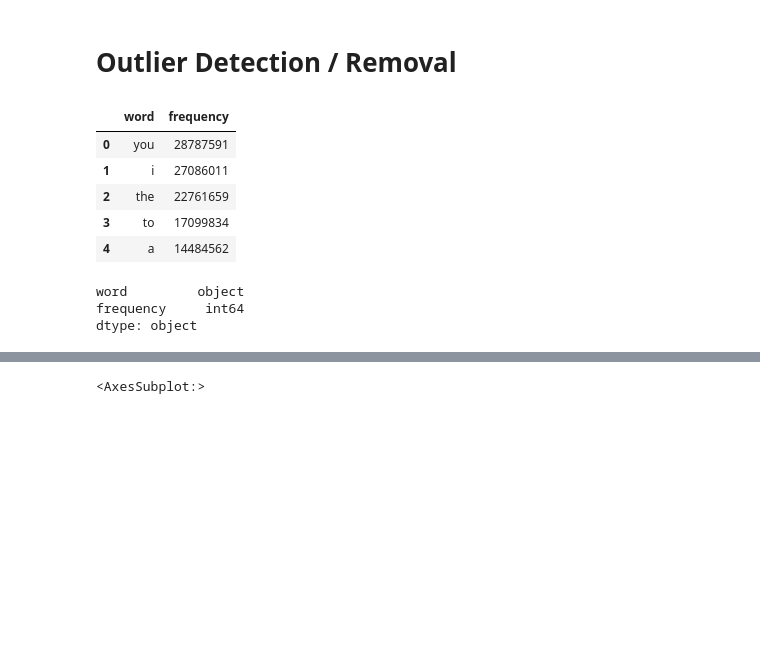
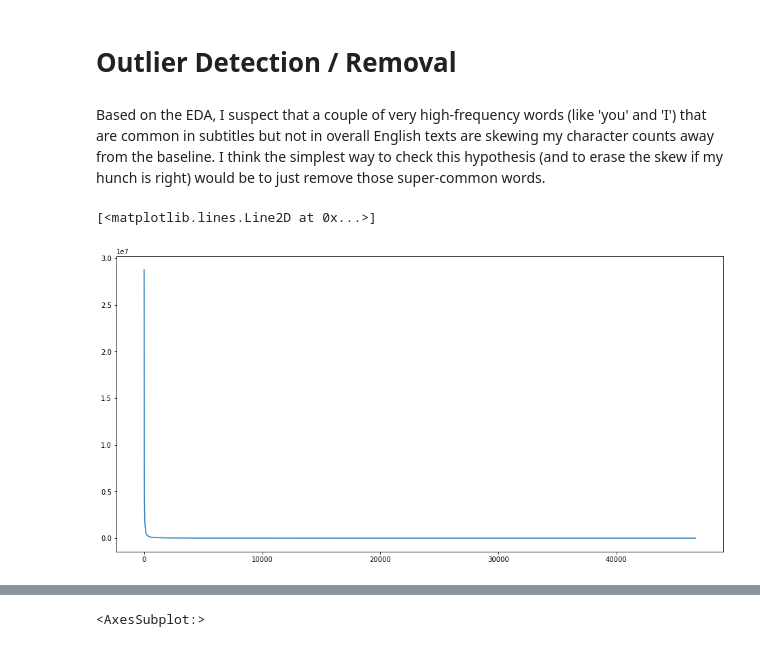
Before and after one commit to nategivens/LexGen, a Jupyter notebook: en_50k_2018-ingestion.ipynb, the cells around one changed output, grey strips where cells are left out. Cells and saved outputs as stored; diff of their text form; code cells hidden in the pictures; blank space fills up the shorter version.

```diff
--- a/en_50k_2018-ingestion.ipynb
+++ b/en_50k_2018-ingestion.ipynb
@@ -78,5 +79,5 @@ raw_words.head()
 # %% [markdown]
 ### Character Count Exploration (Raw Words)
 # %%
-char_counter = get_char_counter(raw_words['word'].tolist(), raw_words['frequency'].tolist())
+all_char_counter = get_char_counter(raw_words['word'].tolist(), raw_words['frequency'].tolist())
 # %%
@@ -90,5 +91,5 @@ print(Counter(good_char_counter).most_common())
 # %% [output]
 [('e', 317758171), ('t', 252863727), ('o', 243632065), ('a', 208469923), ('i', 192792447), ('n', 177477796), ('h', 159841703), ('s', 159386595), ('r', 143335320), ('l', 114242322), ('u', 100426995), ( ...
 # %%
-invalid_chars = [char for char in char_counter.keys() if char not in valid_chars]
+invalid_chars = [char for char in all_char_counter.keys() if char not in valid_chars]
 # %%
@@ -392,18 +381,12 @@ My only real conclusion to this fact is the observation that character frequency
 It's also possible that restricing to just the top 50k words is skewing the results. I'm thinking about starting over with the full data set, but I want to finish up what I've got so far first.
 # %% [markdown]
 # Outlier Detection / Removal
-# %%
-valid_words.head()
-# %% [output]
-|  | word | frequency |
-| 0 | you | 28787591 |
-| 1 | i | 27086011 |
-| 2 | the | 22761659 |
-| 3 | to | 17099834 |
-| 4 | a | 14484562 |
-# %%
-valid_words.dtypes
-# %% [output]
-word         object
-frequency     int64
-dtype: object
+# %% [markdown]
+Based on the EDA, I suspect that a couple of very high-frequency words (like 'you' and 'I') that are common in subtitles but not in overall English texts are skewing my character counts away from the baseline. I think the simplest way to check this hypothesis (and to erase the skew if my hunch is right) would be to just remove those super-common words.
+# %%
+# Let's look at the frequency of the entire data set
+plt.figure(figsize=(16,8))
+plt.plot(np.arange(len(valid_words['frequency'].tolist())), valid_words['frequency'].tolist())
+# %% [output]
+[<matplotlib.lines.Line2D at 0x...>]
+[figure, added]
```
Also changed, not shown: parts of 28 cells of this notebook, 1 other file.
